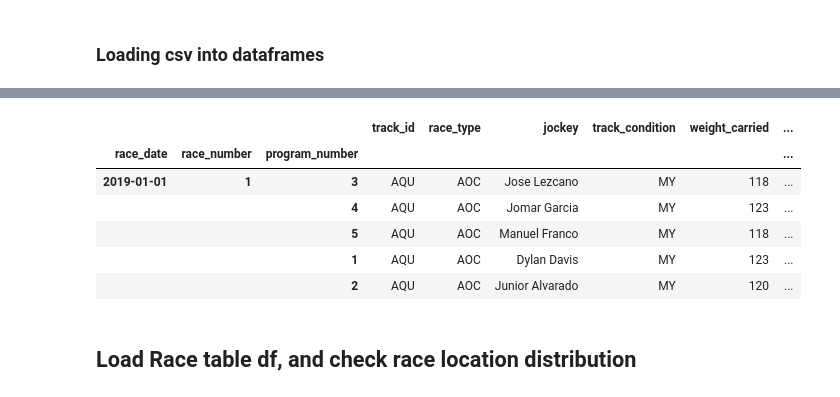
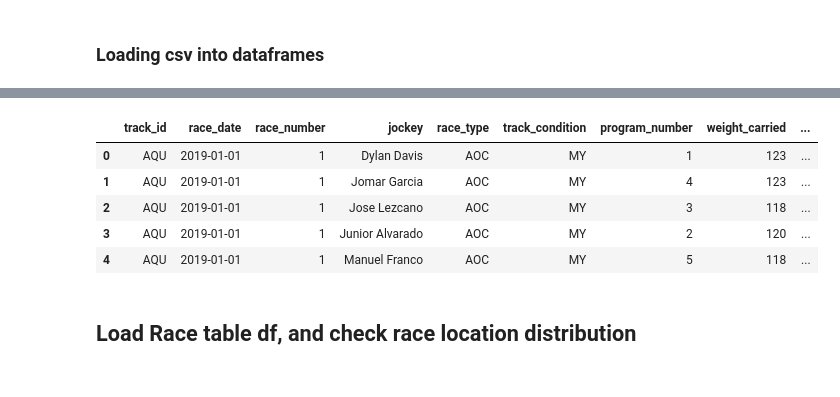
Before and after one commit to santiagoras/big-data-derby-kaggle, a Jupyter notebook: notebooks/sainth/eda.ipynb, the cells around one changed output, grey strips where cells are left out. Drawn from its saved outputs; the diff is of its cells as text; code cells hidden in the pictures.

```diff
--- a/notebooks/sainth/eda.ipynb
+++ b/notebooks/sainth/eda.ipynb
@@ -30,4 +30,5 @@ import matplotlib.pyplot as plt
 import seaborn as sns
 
 complete_data= pd.read_csv(DATA_DIR / 'nyra_2019_complete.csv', names=['track_id','race_date','race_number','program_number','trakus_index','latitude','longitude','distance_id','course_type','track_condition','run_up_distance','race_type','purse','post_time','weight_carried','jockey','odds','position_at_finish'])
-complete_data['race_number'].value_counts()
+complete_data['race_date'].value_counts()
+mix_cd = complete_data.set_index(['track_id', 'race_date', 'race_number', 'program_number'])
@@ -49,14 +35,14 @@ Name: race_number, dtype: int64
 # %%
-race_result_df = complete_data.groupby(['race_date','race_number', 'program_number'])['track_id', 'race_type', 'jockey', 'track_condition','weight_carried','position_at_finish'].min()
-race_result_df.head()
+race_result_df = complete_data.groupby(['track_id', 'race_date','race_number','jockey'])['race_type', 'track_condition','program_number','weight_carried','position_at_finish'].first()
+rcd=race_result_df.reset_index()
+rcd.head()
 # %% [output]
-|  |  |  | track_id | race_type | jockey | track_condition | weight_carried | ... |
-| race_date | race_number | program_number |  |  |  |  |  | ... |
-| 2019-01-01 | 1 | 3 | AQU | AOC | Jose Lezcano | MY | 118 | ... |
-|  |  | 4 | AQU | AOC | Jomar Garcia | MY | 123 | ... |
-|  |  | 5 | AQU | AOC | Manuel Franco | MY | 118 | ... |
-|  |  | 1 | AQU | AOC | Dylan Davis | MY | 123 | ... |
-|  |  | 2 | AQU | AOC | Junior Alvarado | MY | 120 | ... |
+|  | track_id | race_date | race_number | jockey | race_type | track_condition | program_number | weight_carried | ... |
+| 0 | AQU | 2019-01-01 | 1 | Dylan Davis | AOC | MY | 1 | 123 | ... |
+| 1 | AQU | 2019-01-01 | 1 | Jomar Garcia | AOC | MY | 4 | 123 | ... |
+| 2 | AQU | 2019-01-01 | 1 | Jose Lezcano | AOC | MY | 3 | 118 | ... |
+| 3 | AQU | 2019-01-01 | 1 | Junior Alvarado | AOC | MY | 2 | 120 | ... |
+| 4 | AQU | 2019-01-01 | 1 | Manuel Franco | AOC | MY | 5 | 118 | ... |
 # %% [markdown]
 ## Load Race table df, and check race location distribution
 # %%
```
Also changed, not shown: parts of 15 cells of this notebook, 1 other file.
